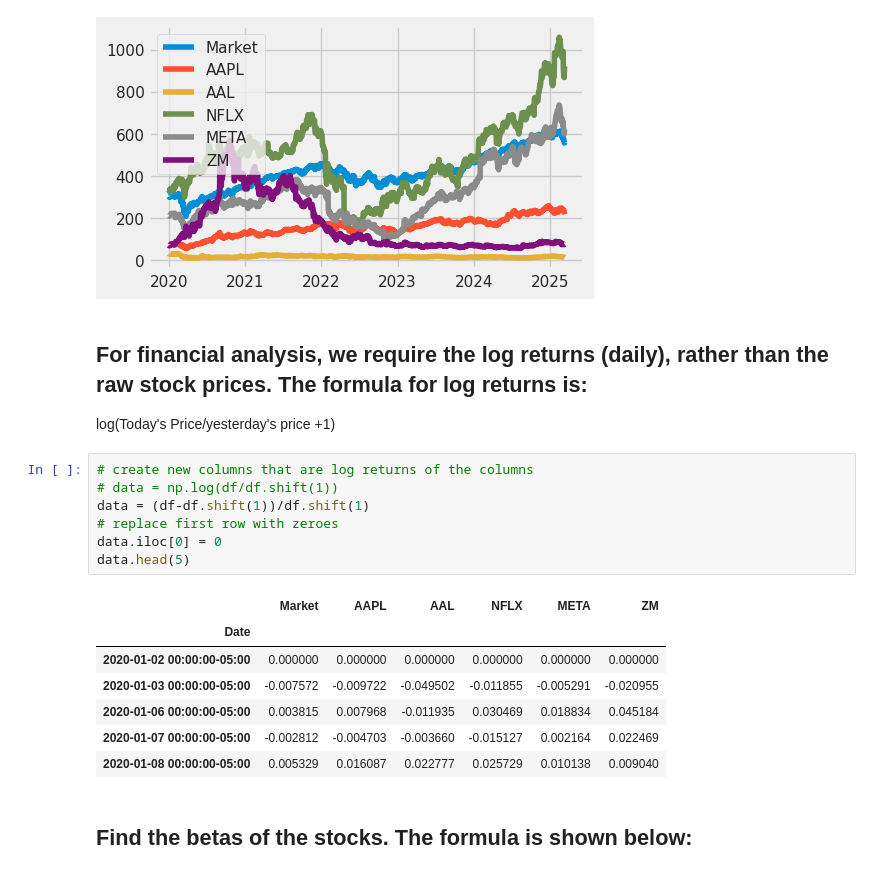
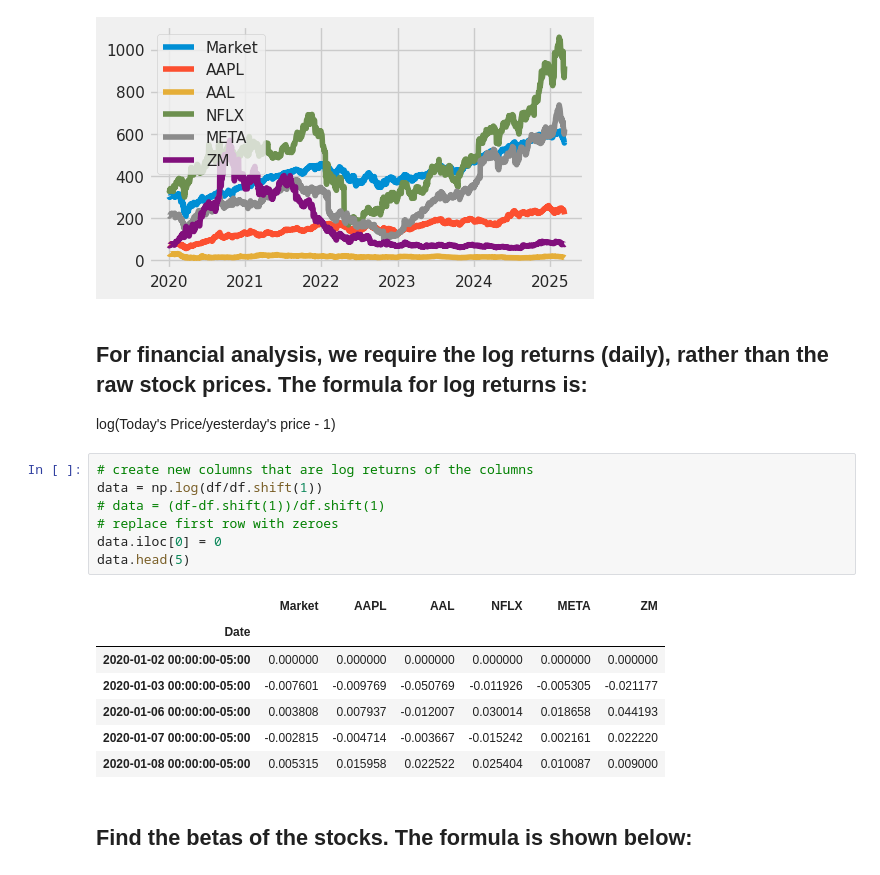
Before and after one commit to JyothsnaGH/PythonforFinance, a Jupyter notebook: FinancialDataAnalysis.ipynb, the cells around one changed output. Saved outputs shown, nothing was run; the diff lists cells and outputs as text.

```diff
--- a/FinancialDataAnalysis.ipynb
+++ b/FinancialDataAnalysis.ipynb
@@ -146,22 +146,22 @@ plt.show()
 # %% [markdown]
 ## For financial analysis, we require the log returns (daily), rather than the raw stock prices. The formula for log returns is:
 
-log(Today's Price/yesterday's price +1)
+log(Today's Price/yesterday's price - 1)
 # %%
 # create new columns that are log returns of the columns
-# data = np.log(df/df.shift(1))
-data = (df-df.shift(1))/df.shift(1)
+data = np.log(df/df.shift(1))
+# data = (df-df.shift(1))/df.shift(1)
 # replace first row with zeroes
 data.iloc[0] = 0
 data.head(5)
 # %% [output]
 |  | Market | AAPL | AAL | NFLX | META | ZM |
 | Date |  |  |  |  |  |  |
 | 2020-01-02 00:00:00-05:00 | 0.000000 | 0.000000 | 0.000000 | 0.000000 | 0.000000 | 0.000000 |
-| 2020-01-03 00:00:00-05:00 | -0.007572 | -0.009722 | -0.049502 | -0.011855 | -0.005291 | -0.020955 |
-| 2020-01-06 00:00:00-05:00 | 0.003815 | 0.007968 | -0.011935 | 0.030469 | 0.018834 | 0.045184 |
-| 2020-01-07 00:00:00-05:00 | -0.002812 | -0.004703 | -0.003660 | -0.015127 | 0.002164 | 0.022469 |
-| 2020-01-08 00:00:00-05:00 | 0.005329 | 0.016087 | 0.022777 | 0.025729 | 0.010138 | 0.009040 |
+| 2020-01-03 00:00:00-05:00 | -0.007601 | -0.009769 | -0.050769 | -0.011926 | -0.005305 | -0.021177 |
+| 2020-01-06 00:00:00-05:00 | 0.003808 | 0.007937 | -0.012007 | 0.030014 | 0.018658 | 0.044193 |
+| 2020-01-07 00:00:00-05:00 | -0.002815 | -0.004714 | -0.003667 | -0.015242 | 0.002161 | 0.022220 |
+| 2020-01-08 00:00:00-05:00 | 0.005315 | 0.015958 | 0.022522 | 0.025404 | 0.010087 | 0.009000 |
 # %% [markdown]
 ## Find the betas of the stocks. The formula is shown below:
 # %%
```
Also changed, not shown: parts of 13 cells of this notebook.
